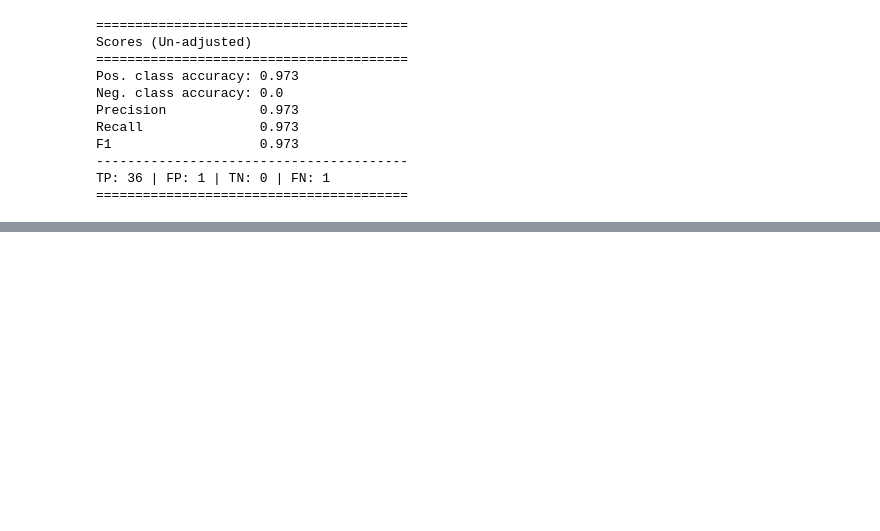
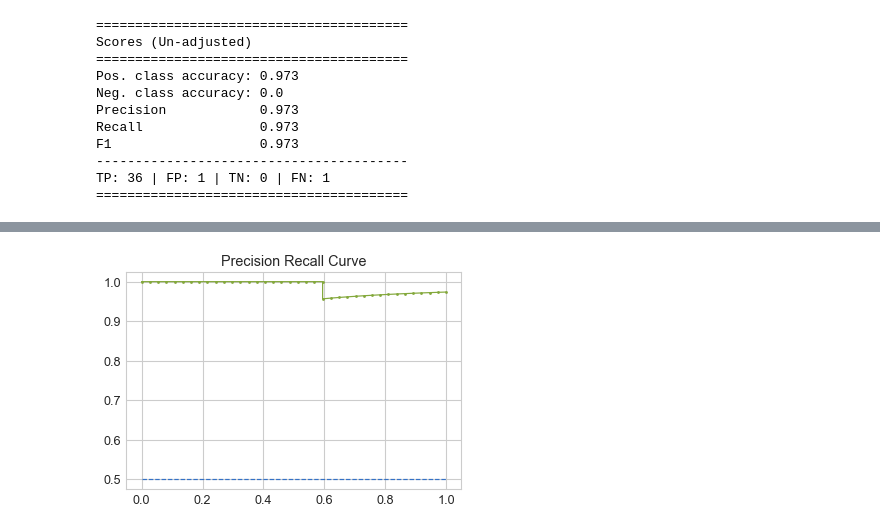
Before and after one commit to EricaXia/snorkel, a Jupyter notebook: snorkel_part_4_sparse_log_reg.ipynb, the cells around one changed output, grey strips where cells are left out. Cells and saved outputs as stored; diff of their text form; code cells hidden in the pictures; blank space fills up the shorter version.

```diff
--- a/snorkel_part_4_sparse_log_reg.ipynb
+++ b/snorkel_part_4_sparse_log_reg.ipynb
@@ -221,3 +266,35 @@ TP: 36 | FP: 1 | TN: 0 | FN: 1
+# %%
+y_df = pd.DataFrame(y)
+probs_df = pd.DataFrame(test_marginals)
+new_df = pd.concat([y_df, probs_df], axis=1)
+new_df.columns = 0,1
+new_df = new_df[new_df[0] != 0]
+new_y = new_df[0].to_numpy()
+new_test_marginals = new_df[1].to_numpy()
+# %%
+# PRC Plot
+
+# calculate precision-recall curve
+precision, recall, thresholds = precision_recall_curve(new_y, new_test_marginals, pos_label=1)
+
+# calculate F1 score
+#f1 = f1_score(new_y, new_test_marginals)
+
+# calculate precision-recall AUC
+auc = auc(recall, precision)
+# %%
+# plot no skill
+plt.plot([0, 1], [0.5, 0.5], linestyle='--')
+
+# plot the precision-recall curve for the model
+plt.plot(recall, precision, marker='.')
+
+# show the plot
+plt.title("Precision Recall Curve")
+plt.savefig("prc.png")
+plt.show()
+# %% [output]
+[figure, added]
 # %%
 # view false positives
 from snorkel.viewer import SentenceNgramViewer
```
Also changed, not shown: parts of 8 cells of this notebook, 2 other files.
